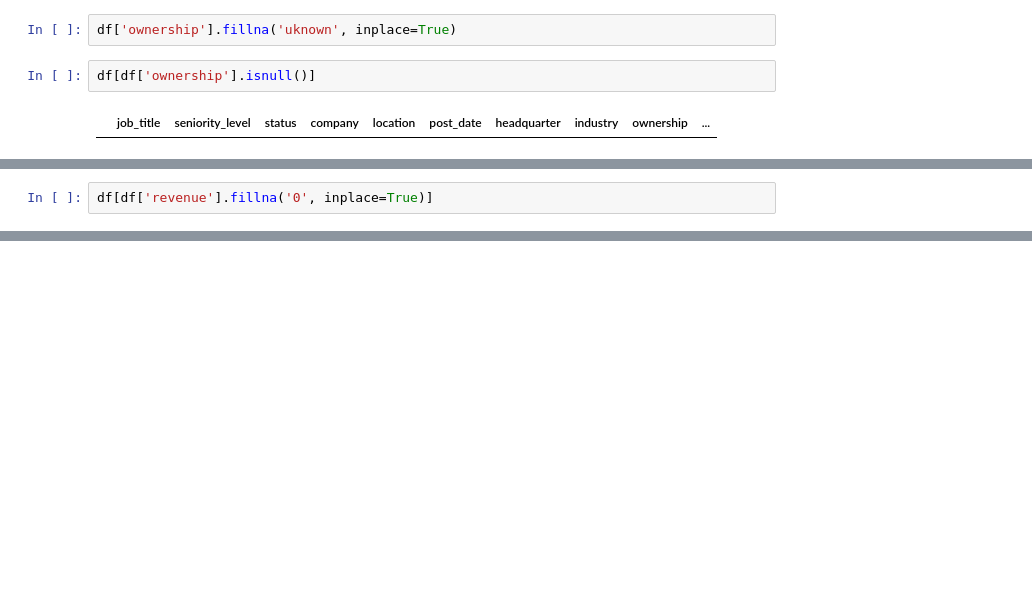
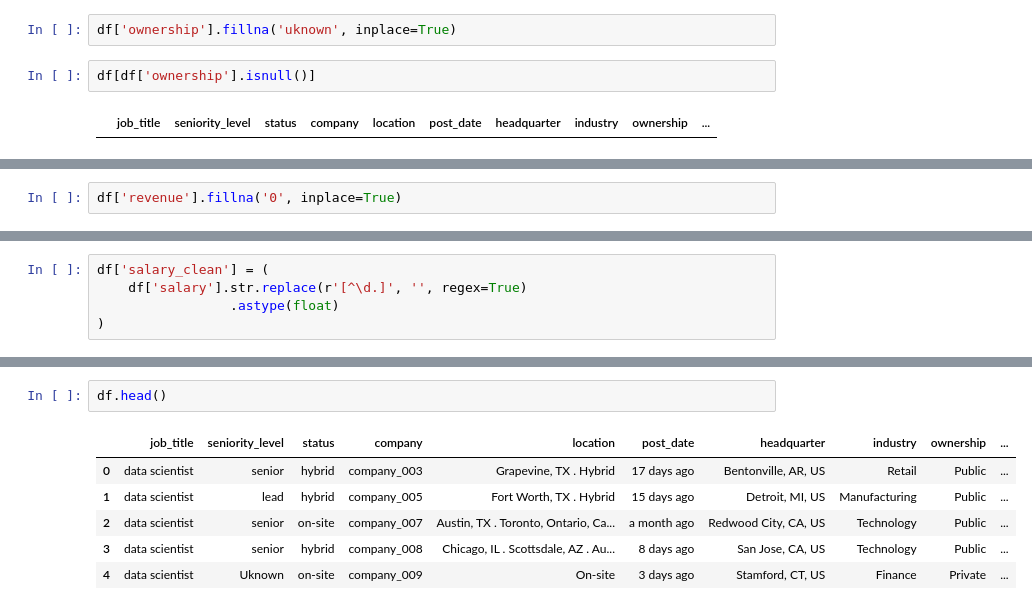
Before and after one commit to Lenmbugua/Analytics-Practice-Datasets, a Jupyter notebook: Data science Jobs.ipynb, the cells around one changed output, grey strips where cells are left out. Drawn from its saved outputs; the diff is of its cells as text; blank space fills up the shorter version.

Commit message:
Data Exploration

```diff
--- a/Data science Jobs.ipynb
+++ b/Data science Jobs.ipynb
@@ -212,4 +213,4 @@ df[df['revenue'].isnull()].head()
 | 493 | data scientist | senior | on-site | company_893 | Lexington, MA | 8 days ago | Heerlen, LI, NL | Technology | uknown | ... |
 | 495 | data scientist | midlevel | remote | company_421 | Charlotte, AR . Fully Remote | 14 days ago | Cheyenne, WY, US | Technology | uknown | ... |
 # %%
-df[df['revenue'].fillna('0', inplace=True)]
+df['revenue'].fillna('0', inplace=True)
@@ -217,0 +262,5 @@ KeyError: None
+# %%
+df['salary_clean'] = (
+    df['salary'].str.replace(r'[^\d.]', '', regex=True)
+                 .astype(float)
+)
@@ -217,0 +295,9 @@ KeyError: None
+# %%
+df.head()
+# %% [output]
+|  | job_title | seniority_level | status | company | location | post_date | headquarter | industry | ownership | ... |
+| 0 | data scientist | senior | hybrid | company_003 | Grapevine, TX . Hybrid | 17 days ago | Bentonville, AR, US | Retail | Public | ... |
+| 1 | data scientist | lead | hybrid | company_005 | Fort Worth, TX . Hybrid | 15 days ago | Detroit, MI, US | Manufacturing | Public | ... |
+| 2 | data scientist | senior | on-site | company_007 | Austin, TX . Toronto, Ontario, Ca... | a month ago | Redwood City, CA, US | Technology | Public | ... |
+| 3 | data scientist | senior | hybrid | company_008 | Chicago, IL . Scottsdale, AZ . Au... | 8 days ago | San Jose, CA, US | Technology | Public | ... |
+| 4 | data scientist | Uknown | on-site | company_009 | On-site | 3 days ago | Stamford, CT, US | Finance | Private | ... |
```
Also changed, not shown: parts of 25 cells of this notebook.
